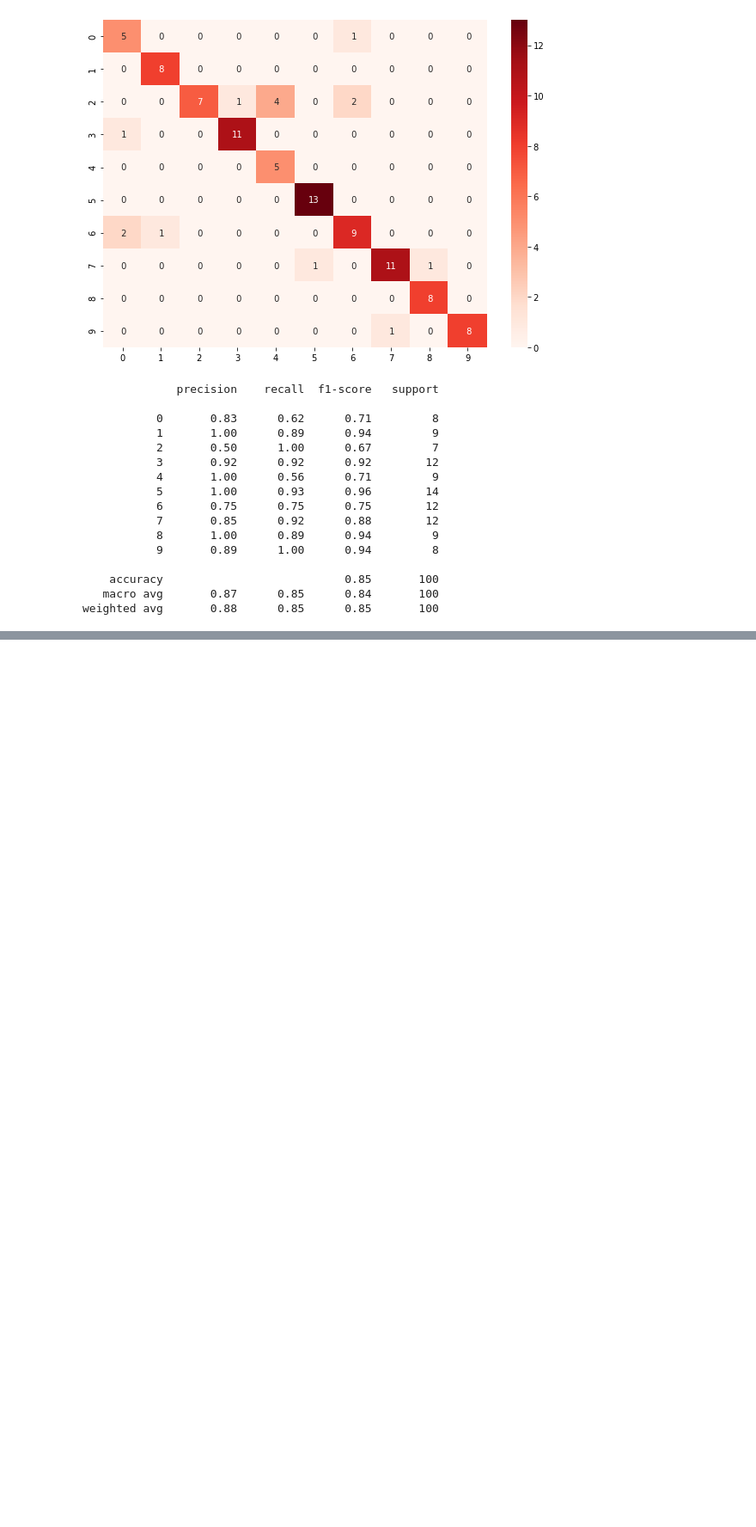
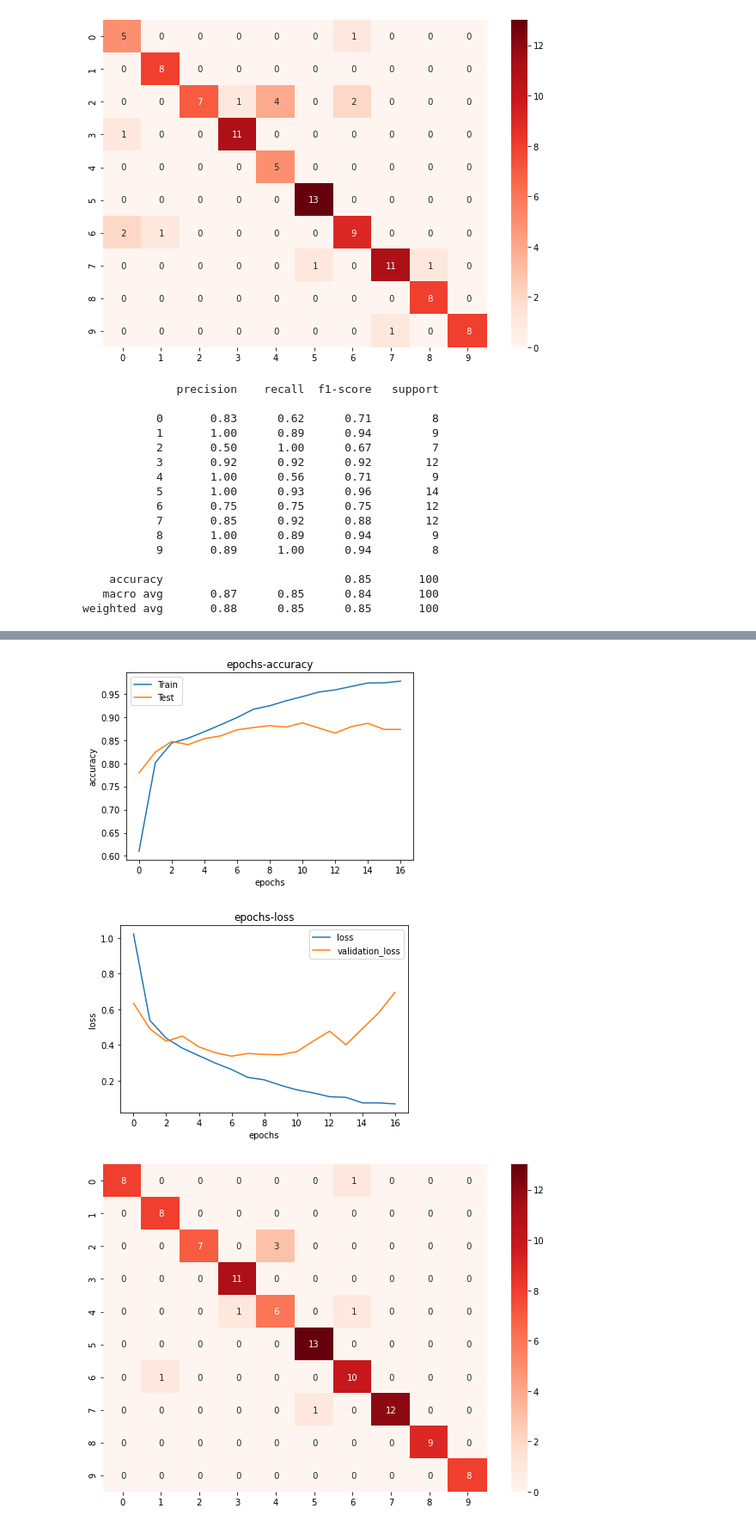
Before and after one commit to Kentkn192837/machine-learning, a Jupyter notebook: no3/plot.ipynb, the cells around one changed output, grey strips where cells are left out. Shown: that part at 86% size. Saved outputs shown, nothing was run; the diff lists cells and outputs as text; code cells hidden in the pictures; blank space fills up the shorter version.

```diff
--- a/no3/plot.ipynb
+++ b/no3/plot.ipynb
@@ -465,3 +613,66 @@ _________________________________________________________________
     accuracy                           0.88       100
    macro avg       0.90      0.87      0.88       100
 weighted avg       0.89      0.88      0.88       100
+# %%
+random_state = 60
+
+class_names = ['T-shirt/top', 'Trouser', 'Pullover', 'Dress', 'Coat',
+               'Sandal', 'Shirt', 'Sneaker', 'Bag', 'Ankle boot']
+
+class_num = len(class_names)
+
+(x_train, y_train), (x_test, y_test) = load_data()
+
+
+x_train, _, y_train, _ = train_test_split(x_train, y_train, test_size=0.9, random_state=random_state)
+vertification_train, x_test, vertification_test, y_test = train_test_split(x_test, y_test, test_size=0.1, random_state=random_state)
+_, vertification_train, _, vertification_test = train_test_split(vertification_train, vertification_test, test_size=100, random_state=random_state)
+
+# (28,28)ではVGG16で学習できないので、(64,64)に変換
+x_train = img_reshape(x_train)
+x_test = img_reshape(x_test)
+vertification_train = img_reshape(vertification_train)
+
+x_train = data_reshape(x_train)
+x_test = data_reshape(x_test)
+vertification_train = data_reshape(vertification_train)
+
+# one-hot表現に変換
+y_train = to_categorical( y_train, class_num )
+y_test = to_categorical( y_test, class_num )
+vertification_test = to_categorical( vertification_test, class_num )
+
+def create_model(class_num):
+    input_tensor = Input( shape=(64, 64, 1) )
+    vgg = VGG16( include_top=False, input_tensor=input_tensor, weights=None )
+    x = vgg.output
+    x = Flatten()(x)
+    x = Dense(class_num, activation="softmax")(x)
+    return Model( inputs=vgg.inputs, outputs=x )
+
+model = create_model(class_num)
+model.summary()
+
+model.load_weights('./Results/NN/weights/vgg16-data=6000-epochs=17-weights.h5')
+model.compile(optimizer=Adam( learning_rate=1e-4 ), loss='categorical_crossentropy', metrics=['accuracy'])
+
+hist = read_pkl('./Results/NN/history/vgg16-data=6000-epochs=17.pkl')
+
+# 学習による正解率,損失関数の値の推移のグラフを出力
+plot_acc( hist["accuracy"], hist["val_accuracy"] )
+plot_loss( hist["loss"], hist["val_loss"] )
+
+# モデルによる予測データを取得
+predict = model.predict(vertification_train)
+
+# モデルの予測で最も可能性が高いクラスのインデックス番号のリストを取得
+predict_index = most_likely_index(predict)
+true_class = most_likely_index(vertification_test)
+
+# 混同行列のヒートマップを出力
+matrix = confusion_matrix(predict_index, true_class)
+heat_map(matrix)
+
+# 適合率, 再現率, F値, 正解率, マクロ平均, マイクロ平均を出力
+print(classification_report(true_class, predict_index))
+# %% [output]
@@ -467,0 +696,3 @@ weighted avg       0.89      0.88      0.88       100
+[figure, added]
+[figure, added]
+[figure, added]
```
Also changed, not shown: parts of 4 cells of this notebook.
